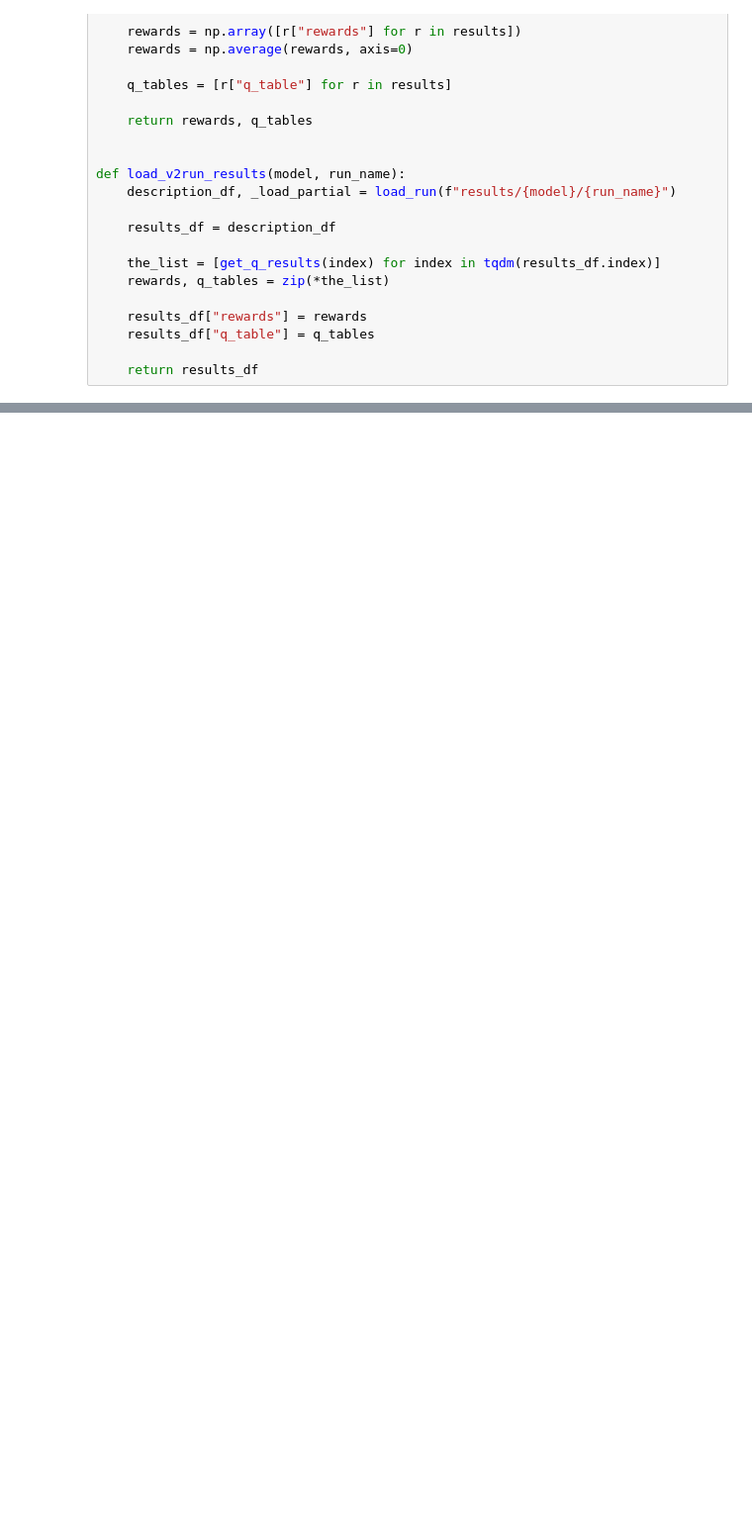
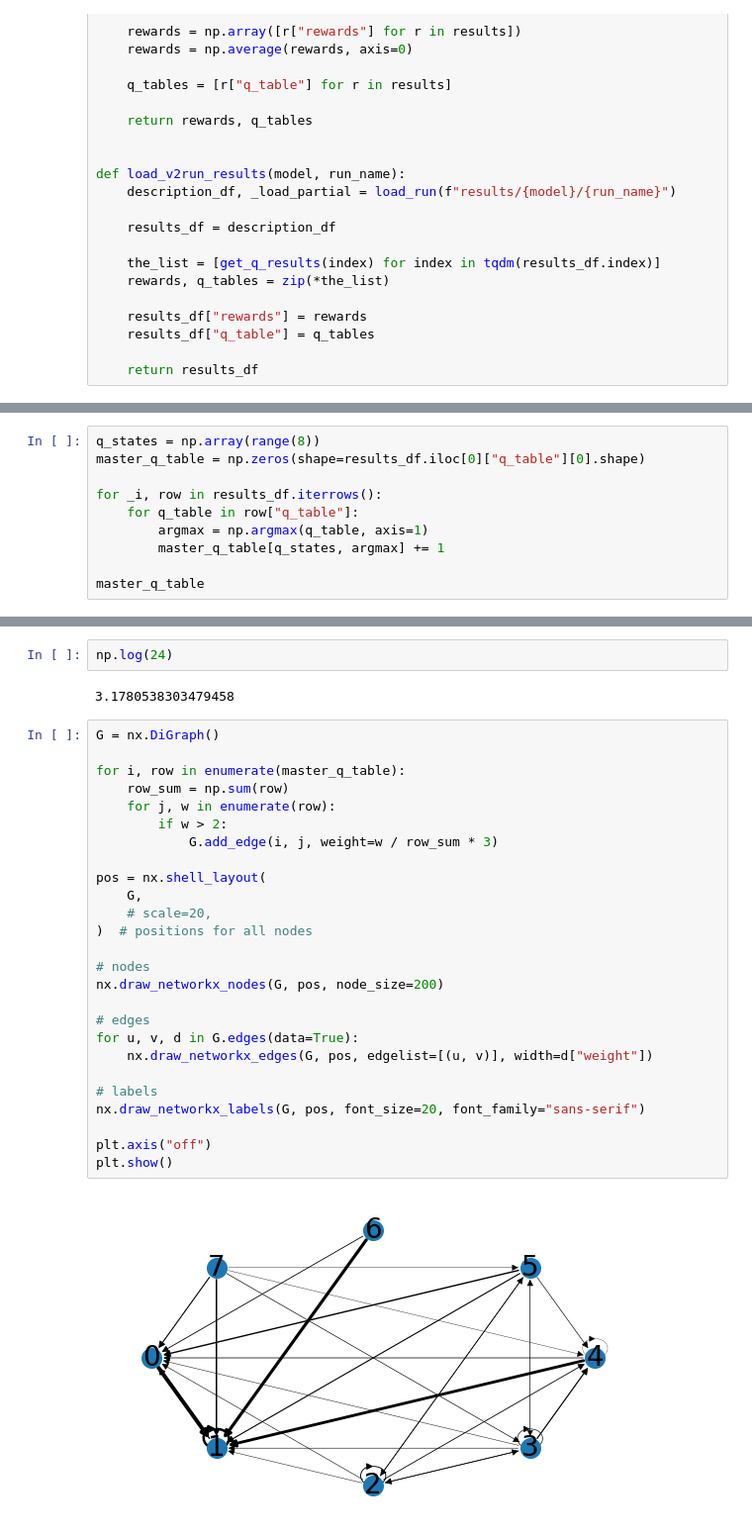
Before and after one commit to roznawsk/infant-abm, a Jupyter notebook: visualization_v2.ipynb, the cells around one changed output, grey strips where cells are left out. Shown at 99% size. Saved outputs shown, nothing was run; the diff lists cells and outputs as text; blank space fills up the shorter version.

```diff
--- a/visualization_v2.ipynb
+++ b/visualization_v2.ipynb
@@ -95,0 +105,10 @@ for i, row in results_df.sample(3).iterrows():
+# %%
+q_states = np.array(range(8))
+master_q_table = np.zeros(shape=results_df.iloc[0]["q_table"][0].shape)
+
+for _i, row in results_df.iterrows():
+    for q_table in row["q_table"]:
+        argmax = np.argmax(q_table, axis=1)
+        master_q_table[q_states, argmax] += 1
+
+master_q_table
@@ -95,0 +124,32 @@ for i, row in results_df.sample(3).iterrows():
+# %%
+np.log(24)
+# %% [output]
+3.1780538303479458
+# %%
+G = nx.DiGraph()
+
+for i, row in enumerate(master_q_table):
+    row_sum = np.sum(row)
+    for j, w in enumerate(row):
+        if w > 2:
+            G.add_edge(i, j, weight=w / row_sum * 3)
+
+pos = nx.shell_layout(
+    G,
+    # scale=20,
+)  # positions for all nodes
+
+# nodes
+nx.draw_networkx_nodes(G, pos, node_size=200)
+
+# edges
+for u, v, d in G.edges(data=True):
+    nx.draw_networkx_edges(G, pos, edgelist=[(u, v)], width=d["weight"])
+
+# labels
+nx.draw_networkx_labels(G, pos, font_size=20, font_family="sans-serif")
+
+plt.axis("off")
+plt.show()
+# %% [output]
+[figure, added]
```
Also changed, not shown: parts of 8 cells of this notebook, 7 other files.
